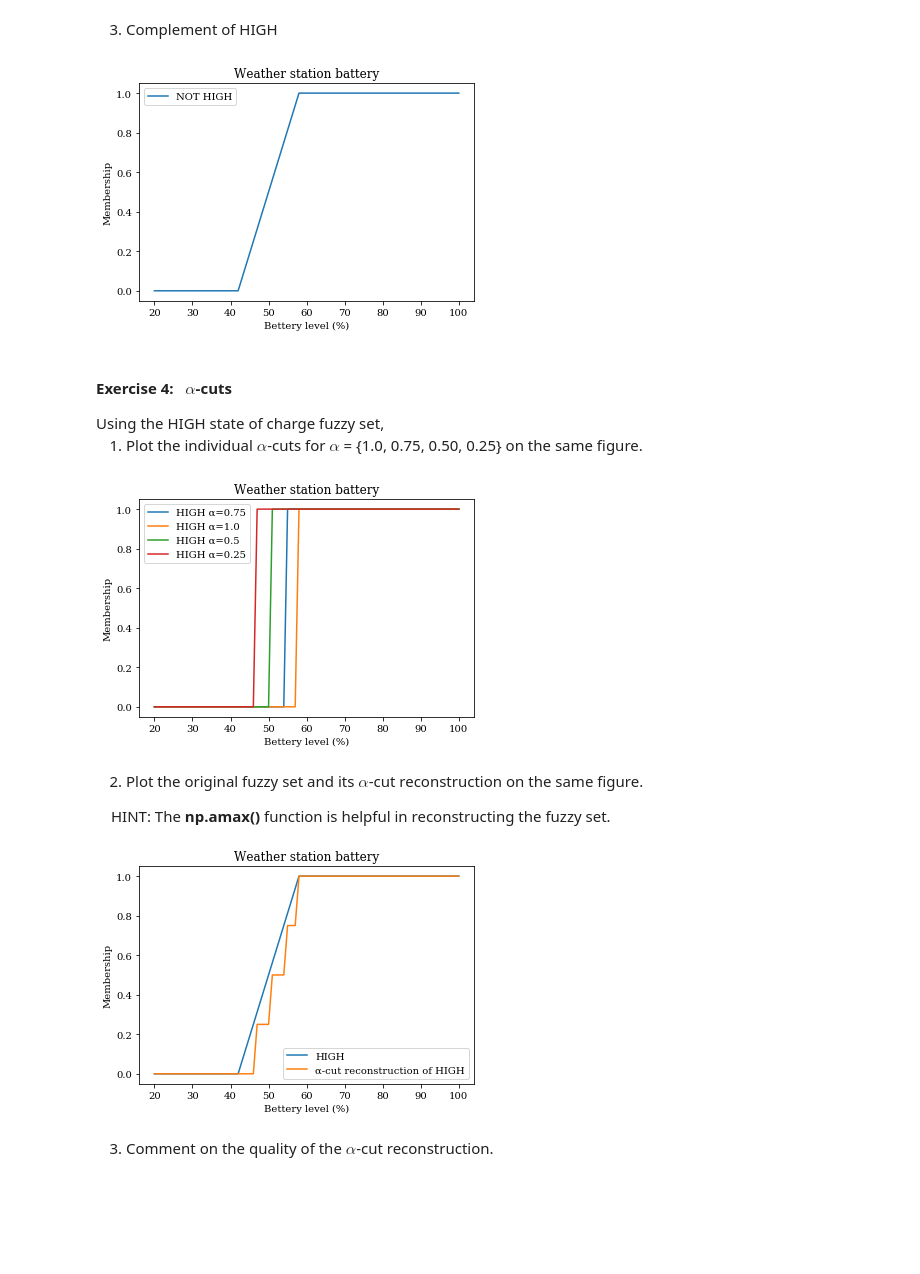
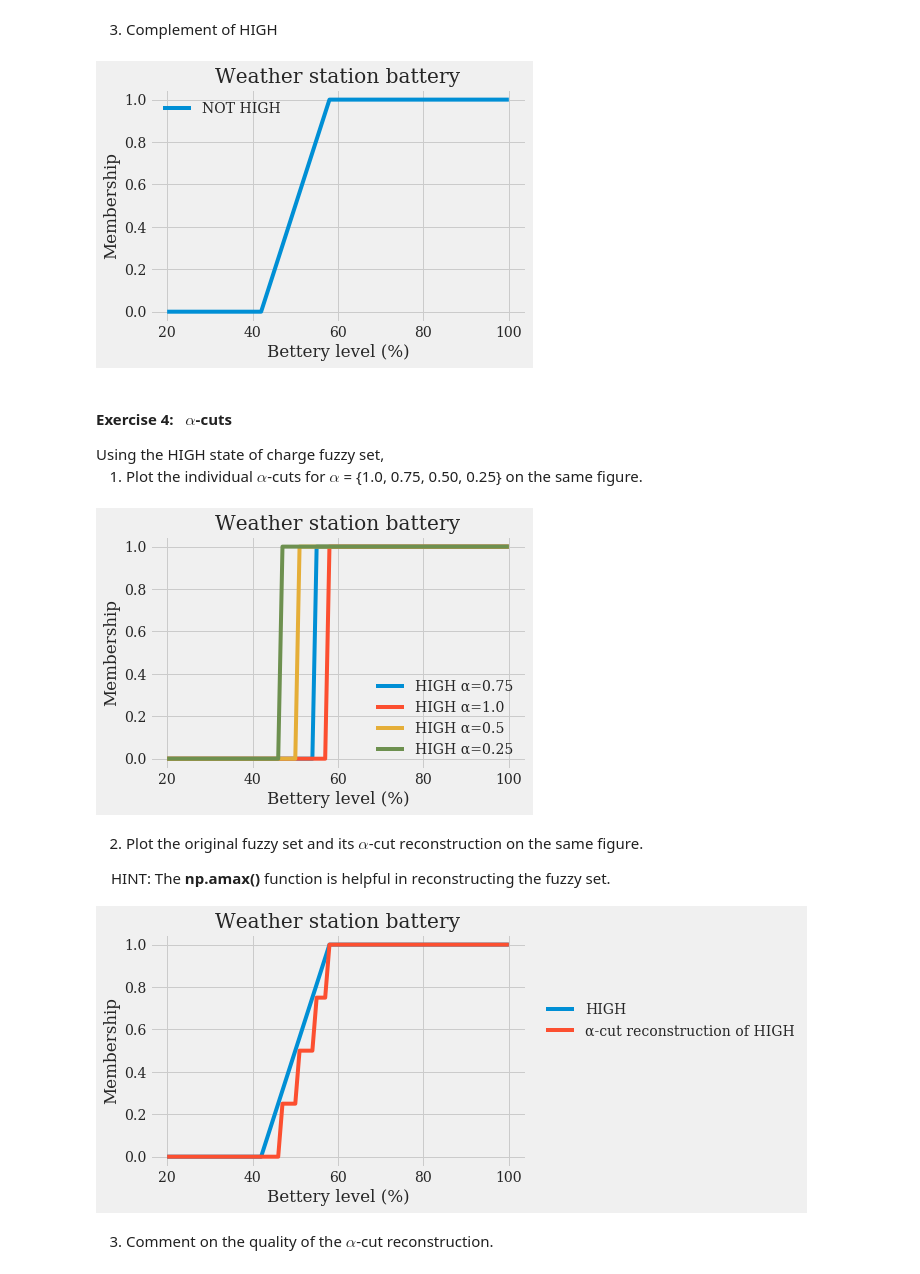
Before and after one commit to Arunscape/ECE449, a Jupyter notebook: lab/lab1/Lab1-D41.ipynb, the cells around one changed output. Cells and saved outputs as stored; diff of their text form; code cells hidden in the pictures; blank space fills up the shorter version.

```diff
--- a/lab/lab1/Lab1-D41.ipynb
+++ b/lab/lab1/Lab1-D41.ipynb
@@ -59,7 +59,6 @@ Run the cell below to import the libraries required to complete this lab.
 %matplotlib inline
 
 import matplotlib as mpl
-import matplotlib.pyplot as plt
 mpl.rc('text', usetex = False)
 mpl.rc('font', family = 'serif')
 
@@ -67,6 +66,8 @@ import numpy as np                          # General math operations
 import matplotlib.pyplot as plt             # Data visualization
 from mpl_toolkits.mplot3d import Axes3D     # 3D data visualization
 import skfuzzy as fuzz                      # Fuzzy toolbox
+
+plt.style.use('fivethirtyeight')
 # %% [markdown]
 <h4>Exercise 1:&nbsp;&nbsp; Membership functions</h4>
 Consider a weather station with a battery that has a minimum state of charge of 20% (and a maximum state of charge of 100%).
@@ -185,7 +186,7 @@ plt.plot(x, HIGH, label="NOT HIGH");
 
 plt.legend();
 # %% [output]
-[figure, old version]
+[figure, new version]
 # %% [markdown]
 <h4>Exercise 4:&nbsp;&nbsp; $\alpha$-cuts</h4>
 Using the HIGH state of charge fuzzy set,
@@ -203,7 +204,7 @@ for cut in cuts:
     plt.plot(x, fuzz.defuzzify.lambda_cut(HIGH, cut), label=f"HIGH α={cut}")
 plt.legend();
 # %% [output]
-[figure, old version]
+[figure, new version]
 # %% [markdown]
 <ol start=2>
     <li>Plot the original fuzzy set and its $\alpha$-cut reconstruction on the same figure.</li>
@@ -212,22 +213,22 @@ plt.legend();
 # %%
 plt.title("Weather station battery");
 plt.xlabel("Bettery level (%)");
 plt.ylabel("Membership");
 
 plt.plot(x, HIGH, label="HIGH")
 
 union = lambda a, b: fuzz.fuzzy_or(x, a, x, b)
 alphacut = lambda a, cut: fuzz.defuzzify.lambda_cut(a, cut)
 
 final_plot = alphacut(HIGH, 1.0)
 cuts = {0.75, 0.50, 0.25}
 for cut in cuts:
     new_universe, final_plot = fuzz.fuzzy_or(x, final_plot, x, cut * alphacut(HIGH, cut))
 
 plt.plot(x, final_plot, label="α-cut reconstruction of HIGH")
-plt.legend();
+plt.legend(loc="lower right", bbox_to_anchor=(1.75, 0.5));
 # %% [output]
-[figure, old version]
+[figure, new version]
 # %% [markdown]
 <ol start=3>
     <li>Comment on the quality of the $\alpha$-cut reconstruction.</li>
```
Also changed, not shown: parts of 11 cells of this notebook, 2 other files.
